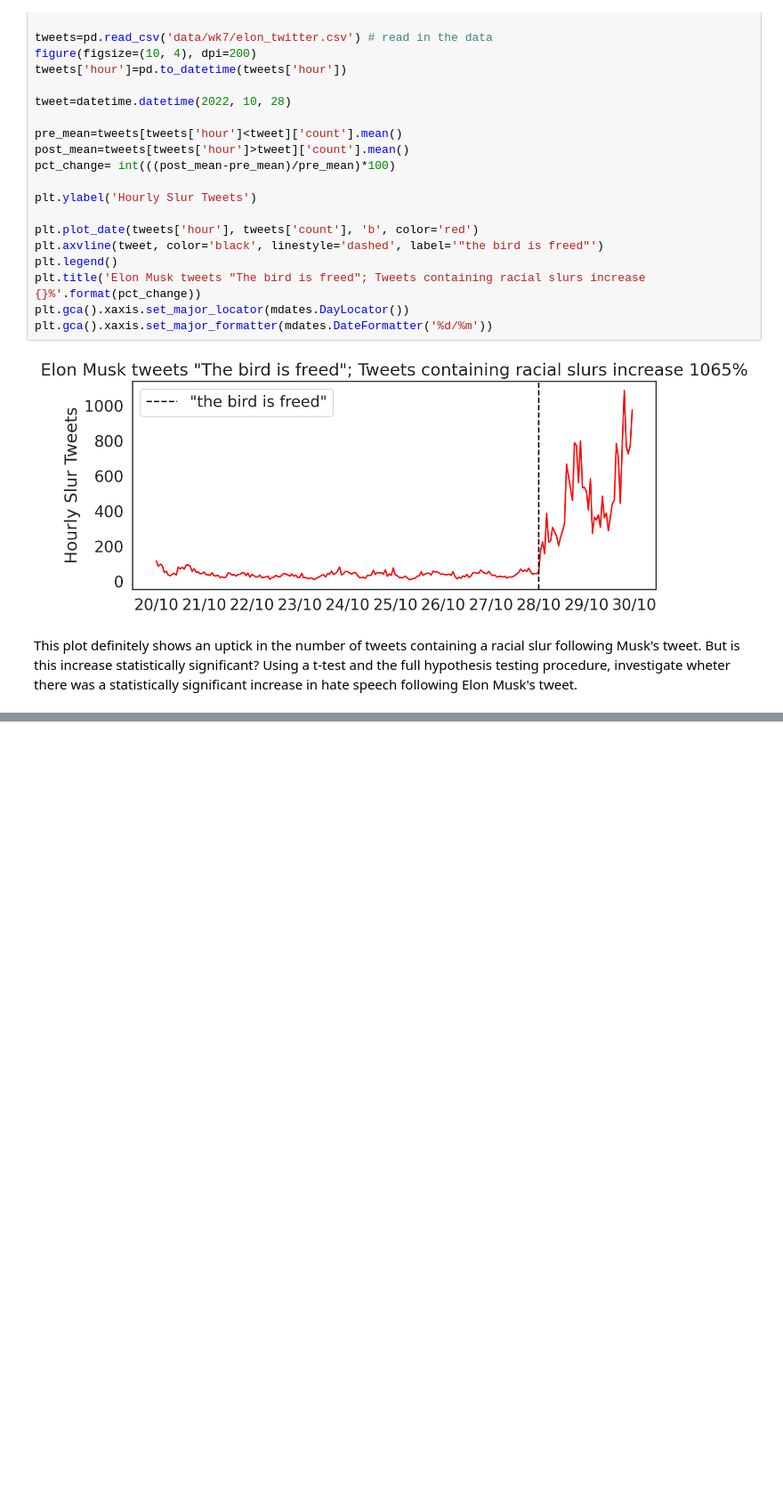
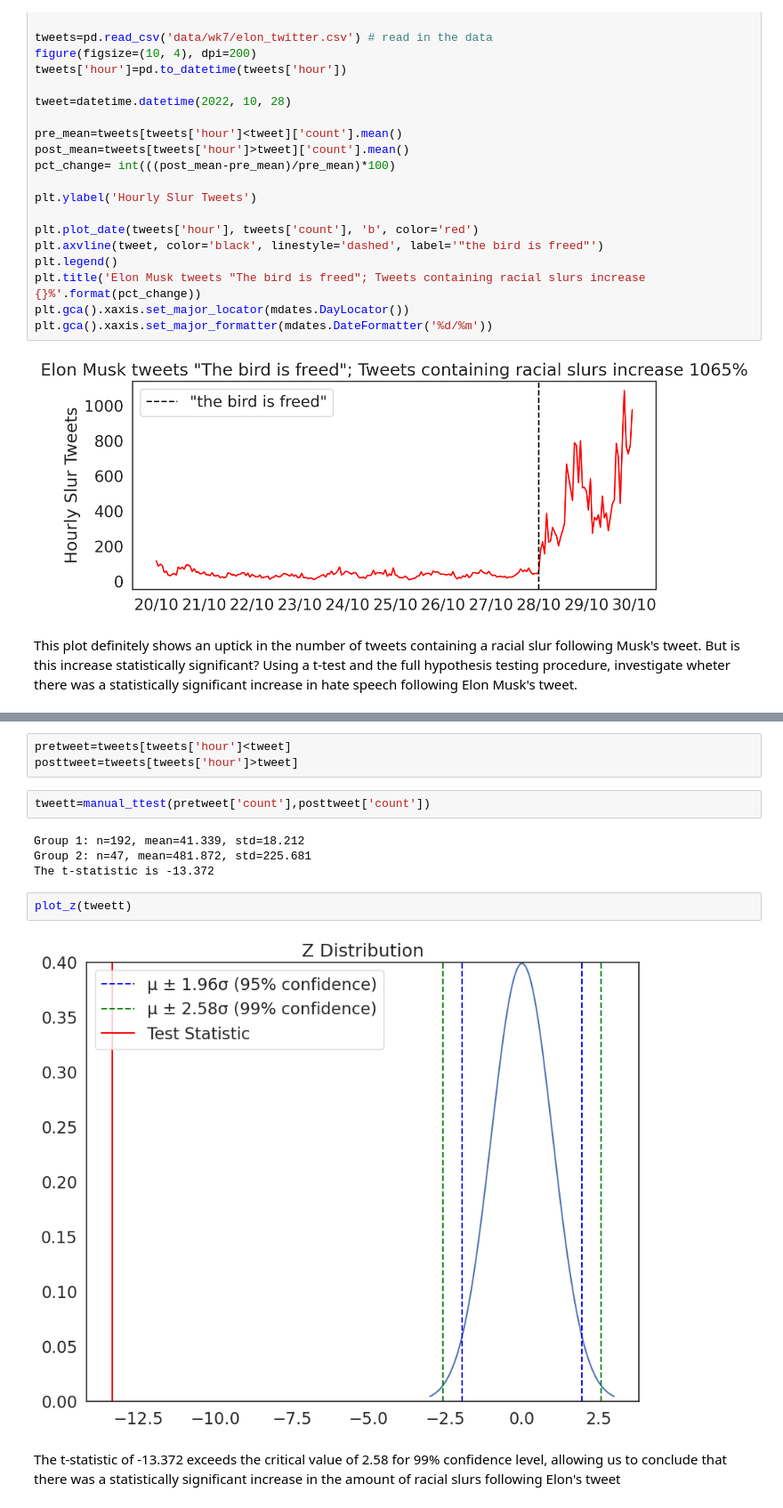
Before and after one commit to jaoshang/QM2, a Jupyter notebook: notebooks/W07. Hypothesis Testing.ipynb, the cells around one changed output, grey strips where cells are left out. Shown at 89% size. Saved outputs shown, nothing was run; the diff lists cells and outputs as text; blank space fills up the shorter version.

```diff
--- a/notebooks/W07. Hypothesis Testing.ipynb
+++ b/notebooks/W07. Hypothesis Testing.ipynb
@@ -405,0 +457,15 @@ This plot definitely shows an uptick in the number of tweets containing a racial
+# %%
+pretweet=tweets[tweets['hour']<tweet]
+posttweet=tweets[tweets['hour']>tweet]
+# %%
+tweett=manual_ttest(pretweet['count'],posttweet['count'])
+# %% [output]
+Group 1: n=192, mean=41.339, std=18.212
+Group 2: n=47, mean=481.872, std=225.681
+The t-statistic is -13.372
+# %%
+plot_z(tweett)
+# %% [output]
+[figure, added]
+# %% [markdown]
+The t-statistic of -13.372 exceeds the critical value of 2.58 for 99% confidence level, allowing us to conclude that there was a statistically significant increase in the amount of racial slurs following Elon's tweet
```
Also changed, not shown: parts of 11 cells of this notebook.
